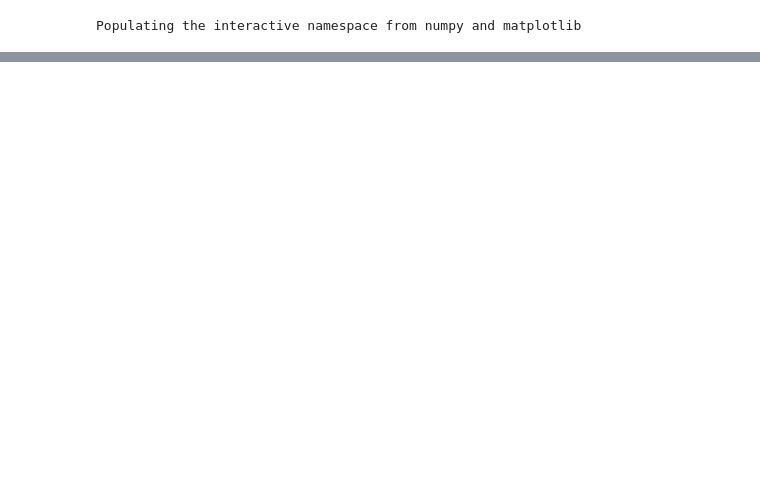
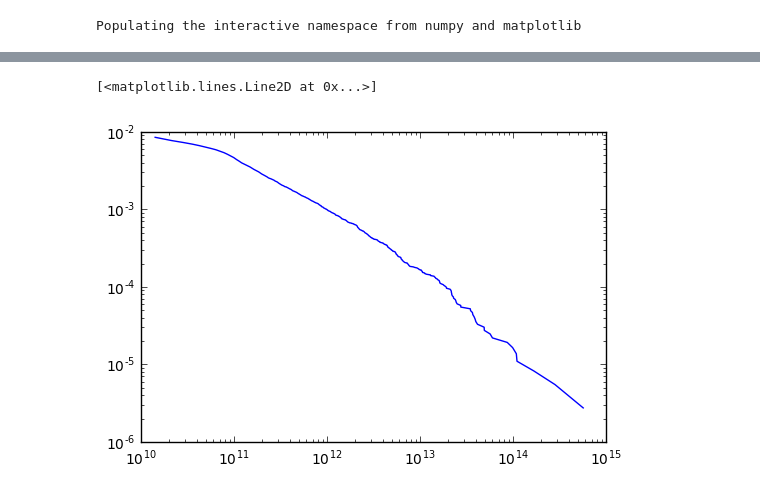
Before and after one commit to olegs22/Simulations, a Jupyter notebook: Yt_vis.ipynb, the cells around one changed output, grey strips where cells are left out. Saved outputs shown, nothing was run; the diff lists cells and outputs as text; code cells hidden in the pictures; blank space fills up the shorter version.

```diff
--- a/Yt_vis.ipynb
+++ b/Yt_vis.ipynb
@@ -108,0 +151,9 @@ print min(Halo_mass), max(Halo_mass)
+# %%
+from yt.analysis_modules.halo_mass_function.api import *
+hmf = HaloMassFcn(halos_ds=halos,omega_matter0=0.3,omega_lambda0=0.7,hubble0=0.7,log_mass_min=10.,log_mass_max=15., fitting_function=1)
+
+#print hmf.n_cumulative_sim
+plt.loglog(hmf.masses_sim, hmf.n_cumulative_sim)
+# %% [output]
+[<matplotlib.lines.Line2D at 0x...>]
+[figure, added]
```
Also changed, not shown: parts of 24 cells of this notebook.
